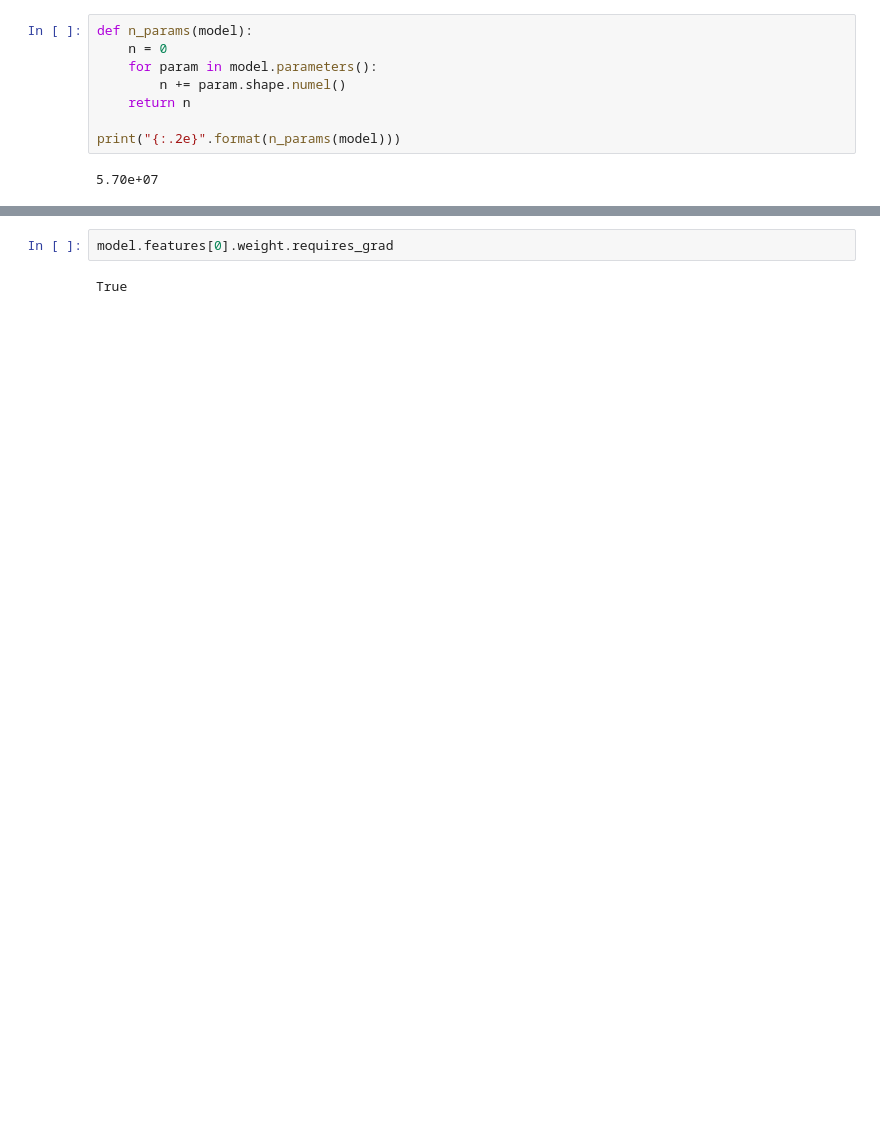
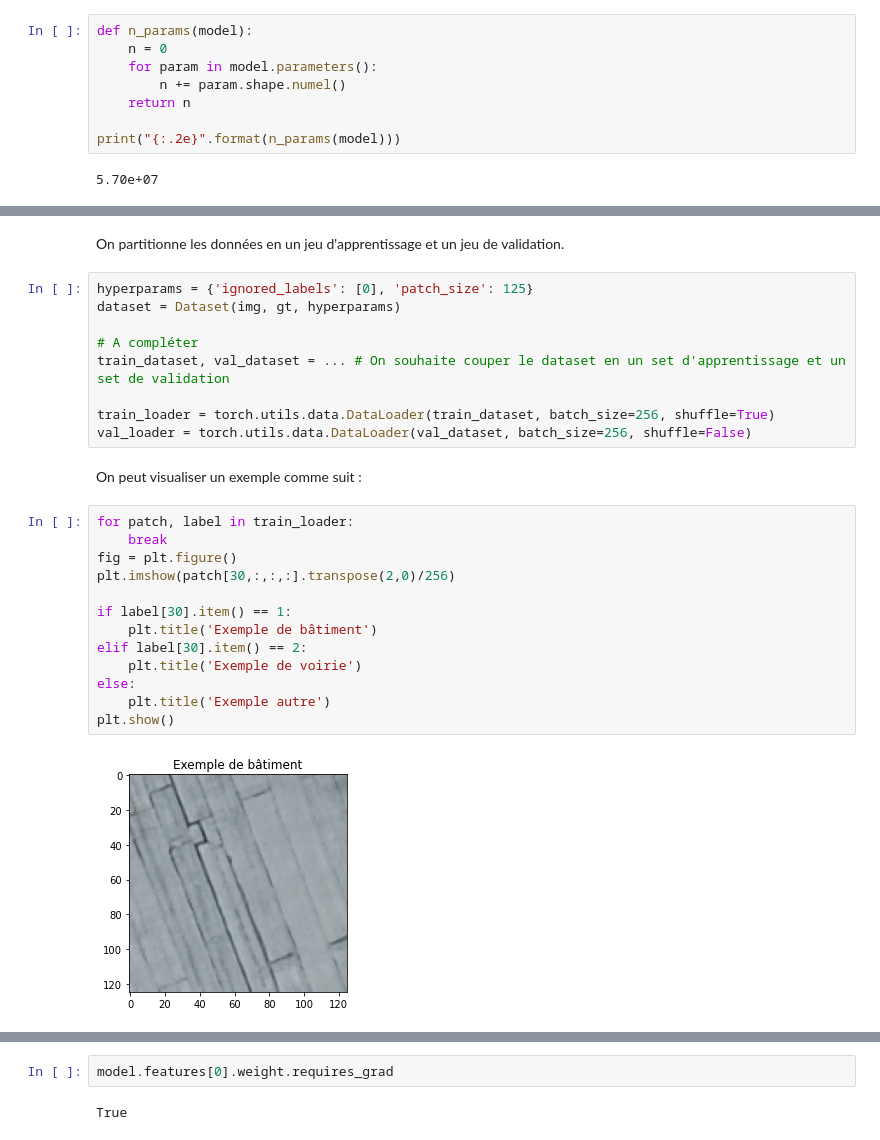
Before and after one commit to Romain3Ch216/formation_pytorch_omp, a Jupyter notebook: partie_1.ipynb, the cells around one changed output, grey strips where cells are left out. Cells and saved outputs as stored; diff of their text form; blank space fills up the shorter version.

```diff
--- a/partie_1.ipynb
+++ b/partie_1.ipynb
@@ -197,0 +361,28 @@ torch.nn.parameter.Parameter
+# %% [markdown]
+On partitionne les données en un jeu d'apprentissage et un jeu de validation.
+# %%
+hyperparams = {'ignored_labels': [0], 'patch_size': 125}
+dataset = Dataset(img, gt, hyperparams)
+
+# A compléter
+train_dataset, val_dataset = ... # On souhaite couper le dataset en un set d'apprentissage et un set de validation
+
+train_loader = torch.utils.data.DataLoader(train_dataset, batch_size=256, shuffle=True)
+val_loader = torch.utils.data.DataLoader(val_dataset, batch_size=256, shuffle=False)
+# %% [markdown]
+On peut visualiser un exemple comme suit :
+# %%
+for patch, label in train_loader:
+    break
+fig = plt.figure()
+plt.imshow(patch[30,:,:,:].transpose(2,0)/256)
+
+if label[30].item() == 1:
+    plt.title('Exemple de bâtiment')
+elif label[30].item() == 2:
+    plt.title('Exemple de voirie')
+else:
+    plt.title('Exemple autre')
+plt.show()
+# %% [output]
+[figure, added]
```
Also changed, not shown: parts of 65 cells of this notebook, 2 other files.
